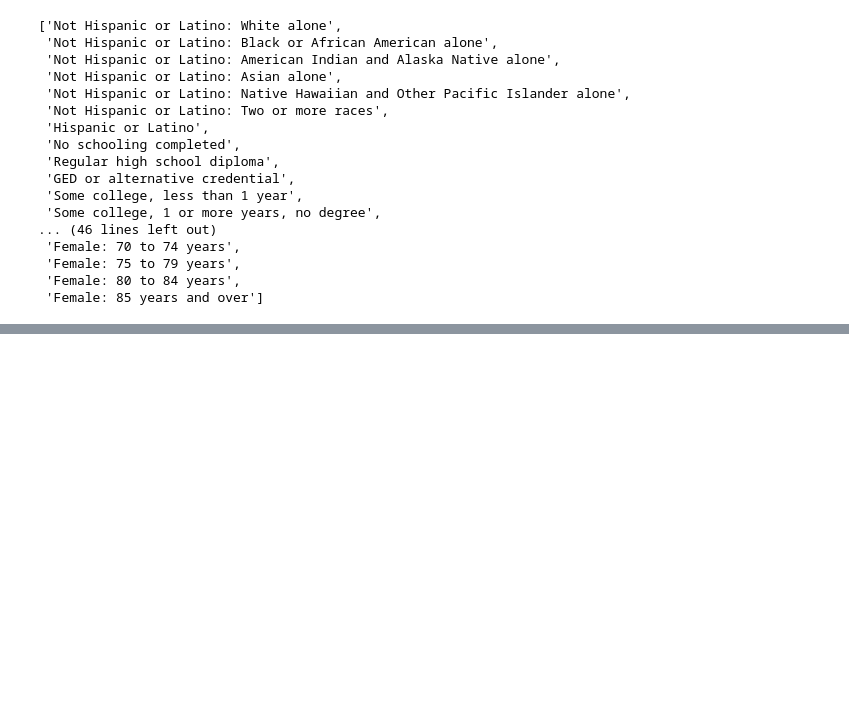
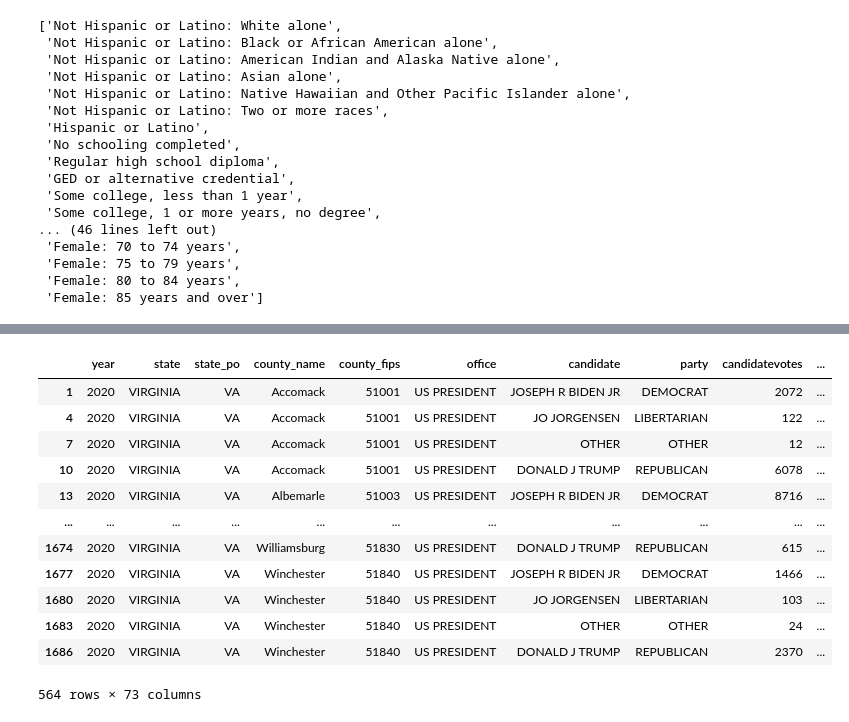
Before and after one commit to Catherine-Nguyen88/project_voting, a Jupyter notebook: merging_and_wrangling.ipynb, the cells around one changed output, grey strips where cells are left out. Drawn from its saved outputs; the diff is of its cells as text; code cells hidden in the pictures; blank space fills up the shorter version.

```diff
--- a/merging_and_wrangling.ipynb
+++ b/merging_and_wrangling.ipynb
@@ -439,0 +462,17 @@ merged_2020.shape
+# %%
+filtered_2020 = merged_2020[merged_2020['mode'] == 'ELECTION DAY']
+filtered_2020
+# %% [output]
+|  | year | state | state_po | county_name | county_fips | office | candidate | party | candidatevotes | ... |
+| 1 | 2020 | VIRGINIA | VA | Accomack | 51001 | US PRESIDENT | JOSEPH R BIDEN JR | DEMOCRAT | 2072 | ... |
+| 4 | 2020 | VIRGINIA | VA | Accomack | 51001 | US PRESIDENT | JO JORGENSEN | LIBERTARIAN | 122 | ... |
+| 7 | 2020 | VIRGINIA | VA | Accomack | 51001 | US PRESIDENT | OTHER | OTHER | 12 | ... |
+| 10 | 2020 | VIRGINIA | VA | Accomack | 51001 | US PRESIDENT | DONALD J TRUMP | REPUBLICAN | 6078 | ... |
+| 13 | 2020 | VIRGINIA | VA | Albemarle | 51003 | US PRESIDENT | JOSEPH R BIDEN JR | DEMOCRAT | 8716 | ... |
+| ... | ... | ... | ... | ... | ... | ... | ... | ... | ... | ... |
+| 1674 | 2020 | VIRGINIA | VA | Williamsburg | 51830 | US PRESIDENT | DONALD J TRUMP | REPUBLICAN | 615 | ... |
+| 1677 | 2020 | VIRGINIA | VA | Winchester | 51840 | US PRESIDENT | JOSEPH R BIDEN JR | DEMOCRAT | 1466 | ... |
+| 1680 | 2020 | VIRGINIA | VA | Winchester | 51840 | US PRESIDENT | JO JORGENSEN | LIBERTARIAN | 103 | ... |
+| 1683 | 2020 | VIRGINIA | VA | Winchester | 51840 | US PRESIDENT | OTHER | OTHER | 24 | ... |
+| 1686 | 2020 | VIRGINIA | VA | Winchester | 51840 | US PRESIDENT | DONALD J TRUMP | REPUBLICAN | 2370 | ... |
+564 rows × 73 columns
```
Also changed, not shown: parts of 14 cells of this notebook.
